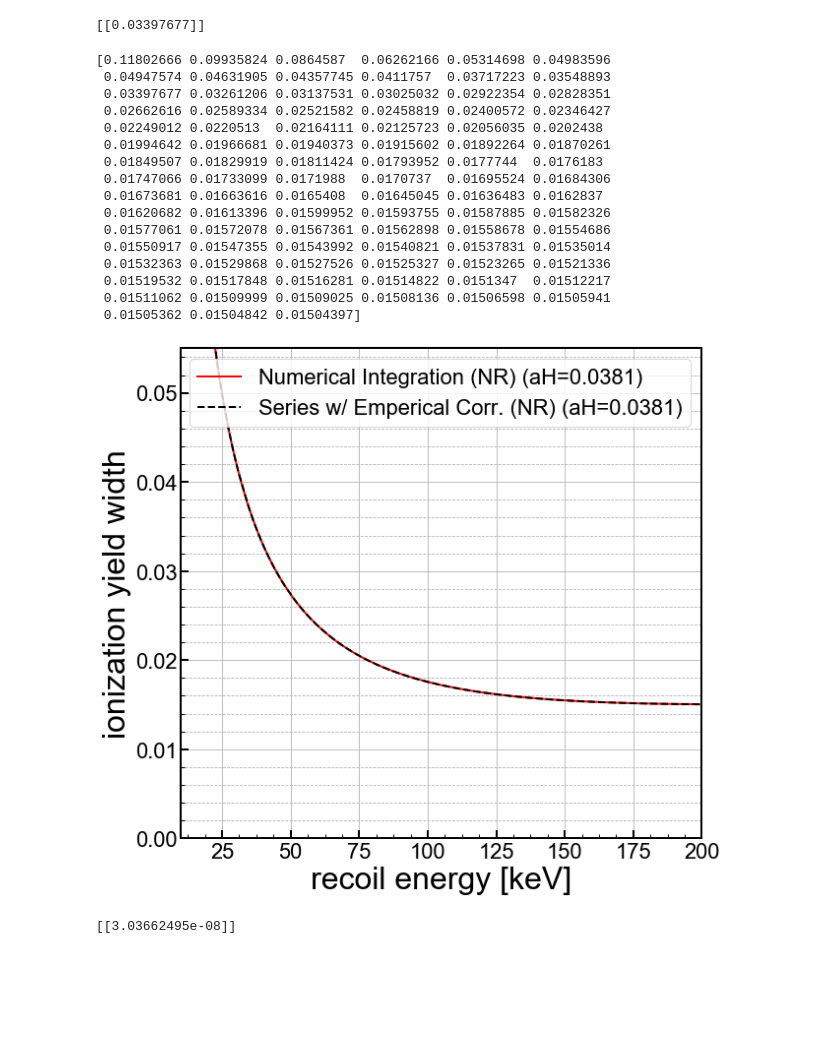
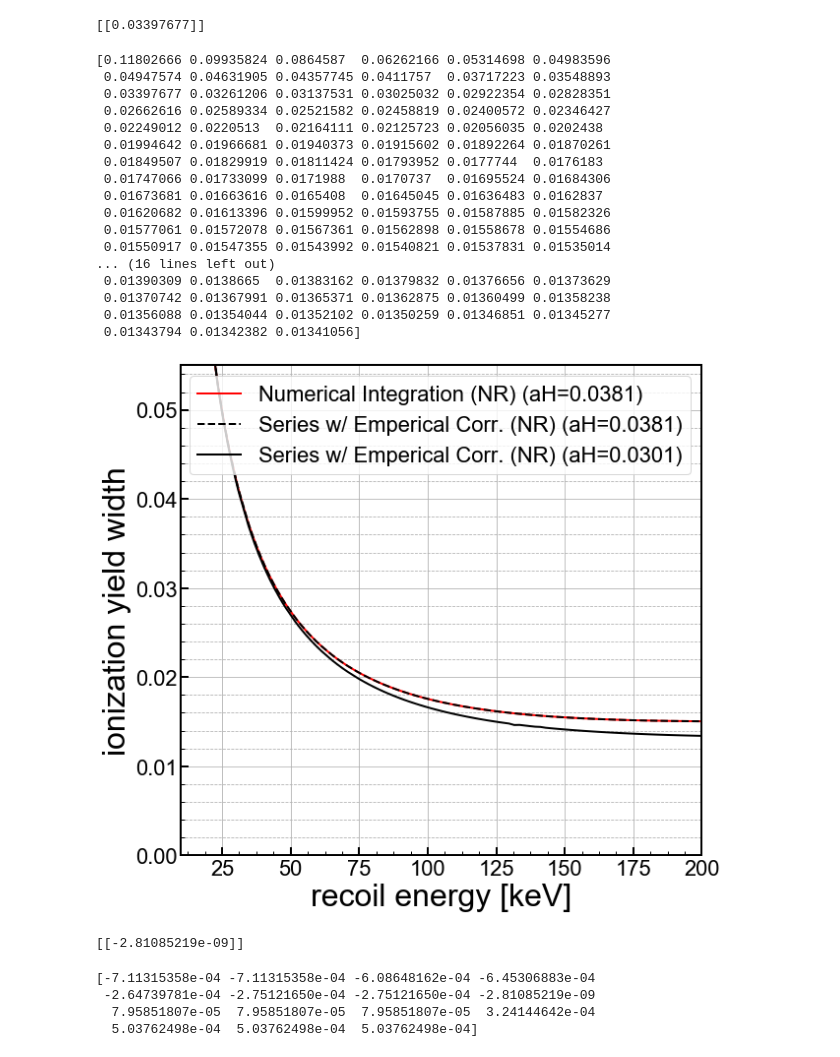
Before and after one commit to villano-lab/nrFano_paper2019, a Jupyter notebook: analysis_notebooks/5D_sigQ_parameterization.ipynb, the cells around one changed output. Cells and saved outputs as stored; diff of their text form; code cells hidden in the pictures; blank space fills up the shorter version.

```diff
--- a/analysis_notebooks/5D_sigQ_parameterization.ipynb
+++ b/analysis_notebooks/5D_sigQ_parameterization.ipynb
@@ -58,6 +58,12 @@ sig_corr = lambda Er: np.sqrt(prob.series_NRQ_var_corr(Er=Er,F=0.0,V=4.0,aH=0.03
 
 sig_corrv = np.vectorize(sig_corr)
 print(sig_corrv(E))
+
+sig_corr_aH301 = lambda Er: np.sqrt(prob.series_NRQ_var_corr(Er=Er,F=0.0,V=4.0,aH=0.0301, \
+                alpha=(1/18.0),A=0.16,B=0.18,label='GGA3',corr1file='data/sigdiff_test1.h5'))
+
+sig_corr_aH301v = np.vectorize(sig_corr_aH301)
+print(sig_corr_aH301v(E))
 # %% [output]
 [0.11802666 0.09935824 0.0864587  0.06262166 0.05314698 0.04983596
  0.04947574 0.04631905 0.04357745 0.0411757  0.03717223 0.03548893
@@ -71,10 +77,11 @@ print(sig_corrv(E))
  0.01620682 0.01613396 0.01599952 0.01593755 0.01587885 0.01582326
  0.01577061 0.01572078 0.01567361 0.01562898 0.01558678 0.01554686
  0.01550917 0.01547355 0.01543992 0.01540821 0.01537831 0.01535014
- 0.01532363 0.01529868 0.01527526 0.01525327 0.01523265 0.01521336
- 0.01519532 0.01517848 0.01516281 0.01514822 0.0151347  0.01512217
- 0.01511062 0.01509999 0.01509025 0.01508136 0.01506598 0.01505941
- 0.01505362 0.01504842 0.01504397]
+... (16 lines left out)
+ 0.01390309 0.0138665  0.01383162 0.01379832 0.01376656 0.01373629
+ 0.01370742 0.01367991 0.01365371 0.01362875 0.01360499 0.01358238
+ 0.01356088 0.01354044 0.01352102 0.01350259 0.01346851 0.01345277
+ 0.01343794 0.01342382 0.01341056]
 # %%
 import fano_calc as fc
 
@@ -94,42 +101,53 @@ ax1.plot(Enr,signr,color='r',linestyle="-",linewidth=2, \
          label='Numerical Integration (NR) (aH={})'.format(0.0381))
 ax1.plot(E,sig_corrv(E),color='k',linestyle="--",linewidth=2, \
          label='Series w/ Emperical Corr. (NR) (aH={})'.format(0.0381))
+ax1.plot(E,sig_corr_aH301v(E),color='k',linestyle="-",linewidth=2, \
+         label='Series w/ Emperical Corr. (NR) (aH={})'.format(0.0301))
 #ax1.plot(X,np.sqrt(pd.series_NRQ_var(X,V=4.0,F=0,aH=0.0381,A=0.16,B=0.18,alpha=(1/18.0))),color='g',linestyle="-",linewidth=2, \
 #         label='Series Approximation (NR) (aH={})'.format(0.0381))
 #ax1.plot(X,np.sqrt(pd.analytical_NRQ_var(X,V=4.0,aH=0.0381,A=0.16,B=0.18,alpha=(1/18.0))),color='b',linestyle="-",linewidth=2, \
 #         label='Analytical Integral (ER) (aH={})'.format(0.0381))
 
 
 
 ymin = 0.0
 ymax = 0.055
 
 
 
 ax1.set_yscale('linear')
 #ax1.set_yscale('log')
 ax1.set_xlim(10, 200)
 ax1.set_ylim(ymin,ymax)
 ax1.set_xlabel(r'recoil energy [keV]',**axis_font)
 ax1.set_ylabel('ionization yield width',**axis_font)
 ax1.grid(True)
 ax1.yaxis.grid(True,which='minor',linestyle='--')
 ax1.legend(loc=1,prop={'size':22})
 #ax1.legend(bbox_to_anchor=(1.04,1),borderaxespad=0,prop={'size':22})
 
 for axis in ['top','bottom','left','right']:
   ax1.spines[axis].set_linewidth(2)
 
 plt.tight_layout()
 #plt.savefig('figures/figure.png')
 plt.show()
 # %% [output]
-[figure, old version]
+[figure, new version]
 # %%
 
-corr_A = lambda A: prob.series_NRQ_var_c2(Er=10.0,F=0.0,V=4.0,aH=0.0381,alpha=(1/18.0),A=A, \
+corr_A = lambda A: prob.series_NRQ_var_c2(Er=100.0,F=0.0,V=4.0,aH=0.0381,alpha=(1/18.0),A=A, \
                                         B=0.18,label='GGA3',corr1file='data/sigdiff_test1.h5')
 
 print(corr_A(0.16))
+corr_Av = np.vectorize(corr_A)
 # %% [output]
-[[3.03662495e-08]]
+[[-2.81085219e-09]]
+# %%
+delA = np.arange(0.09,0.24,0.01)
+print(corr_Av(delA))
+# %% [output]
+[-7.11315358e-04 -7.11315358e-04 -6.08648162e-04 -6.45306883e-04
+ -2.64739781e-04 -2.75121650e-04 -2.75121650e-04 -2.81085219e-09
+  7.95851807e-05  7.95851807e-05  7.95851807e-05  3.24144642e-04
+  5.03762498e-04  5.03762498e-04  5.03762498e-04]
```
Also changed, not shown: parts of 3 cells of this notebook, 1 other file.
